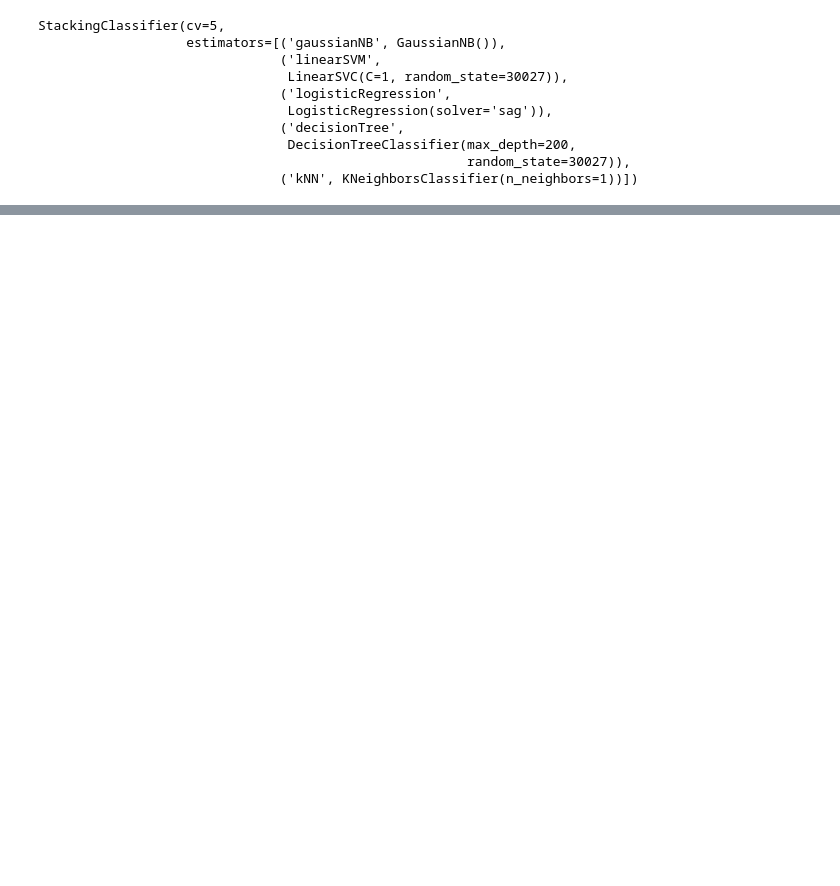
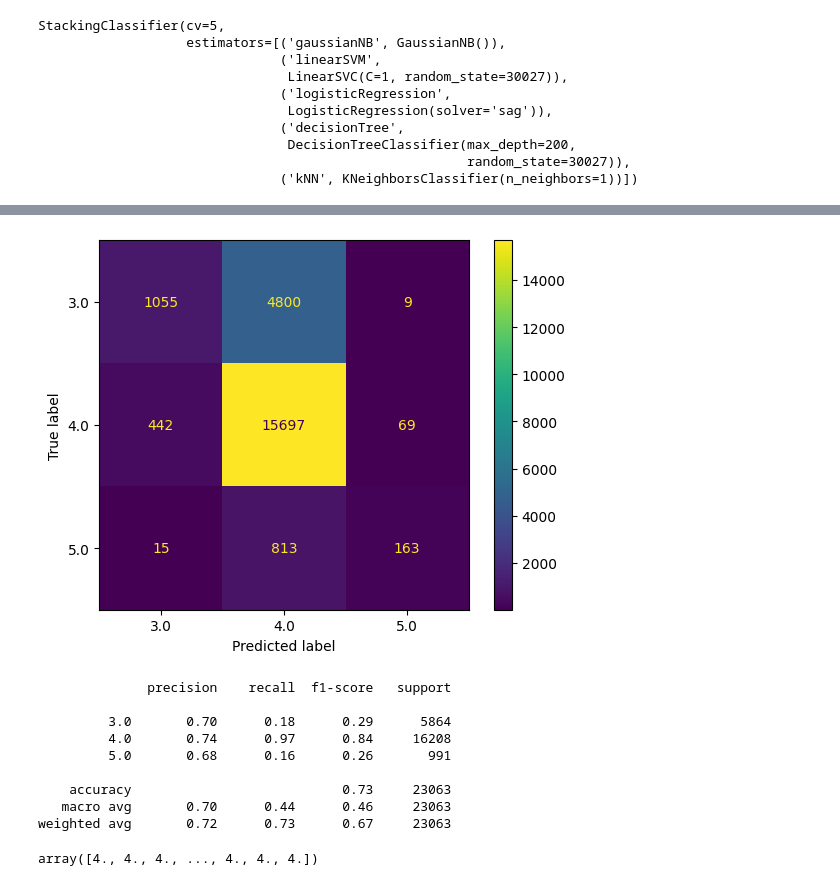
Before and after one commit to 7angel4/Goodreads-rating-classification, a Jupyter notebook: StackingClf.ipynb, the cells around one changed output, grey strips where cells are left out. Drawn from its saved outputs; the diff is of its cells as text; code cells hidden in the pictures; blank space fills up the shorter version.

```diff
--- a/StackingClf.ipynb
+++ b/StackingClf.ipynb
@@ -4,8 +4,8 @@
 # %%
 train_df_ohe_selected = pd.read_csv(DATASET_DIR + "/train_df_ohe_selected.csv", keep_default_na=False)
 
-X = train_selected_df.iloc[:,:-1] # (transformed) attributes
-y = train_selected_df.iloc[:,-1]  # ground truth labels
+X = train_df_ohe_selected.iloc[:,:-1] # (transformed) attributes
+y = train_df_ohe_selected.iloc[:,-1]  # ground truth labels
 # %%
 from sklearn.tree import DecisionTreeClassifier
 from sklearn.pipeline import Pipeline
@@ -32,7 +32,6 @@ knn = KNeighborsClassifier(n_neighbors=1)
 from sklearn.ensemble import StackingClassifier
 estimators = [('gaussianNB', gnb), ('linearSVM', linearSVM), ('logisticRegression', logr), ('decisionTree', dt), ('kNN', knn)]
 stacking = StackingClassifier(estimators = estimators, cv = 5)
-stacking.fit(X, y)
 # %% [output]
 StackingClassifier(cv=5,
                    estimators=[('gaussianNB', GaussianNB()),
@@ -45,4 +44,5 @@ StackingClassifier(cv=5,
                                                        random_state=30027)),
                                ('kNN', KNeighborsClassifier(n_neighbors=1))])
 # %%
-cv_evaluate(stacking, X, y)
+cross_val_report(stacking, X, y, cv=3)[1]
+# %% [output]
@@ -49,2 +50,13 @@ cv_evaluate(stacking, X, y)
+[figure, added]
+              precision    recall  f1-score   support
+
+         3.0       0.70      0.18      0.29      5864
+         4.0       0.74      0.97      0.84     16208
+         5.0       0.68      0.16      0.26       991
+
+    accuracy                           0.73     23063
+   macro avg       0.70      0.44      0.46     23063
+weighted avg       0.72      0.73      0.67     23063
+array([4., 4., 4., ..., 4., 4., 4.])
 # %%
 stacking.get_params(deep=True)
```
Also changed, not shown: parts of 3 cells of this notebook, 2 other files.
